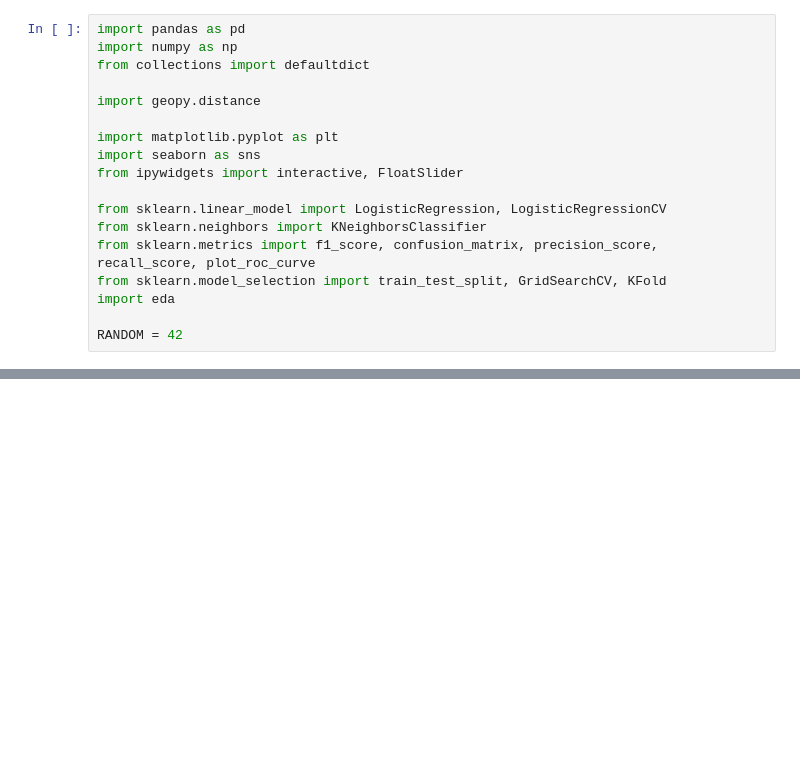
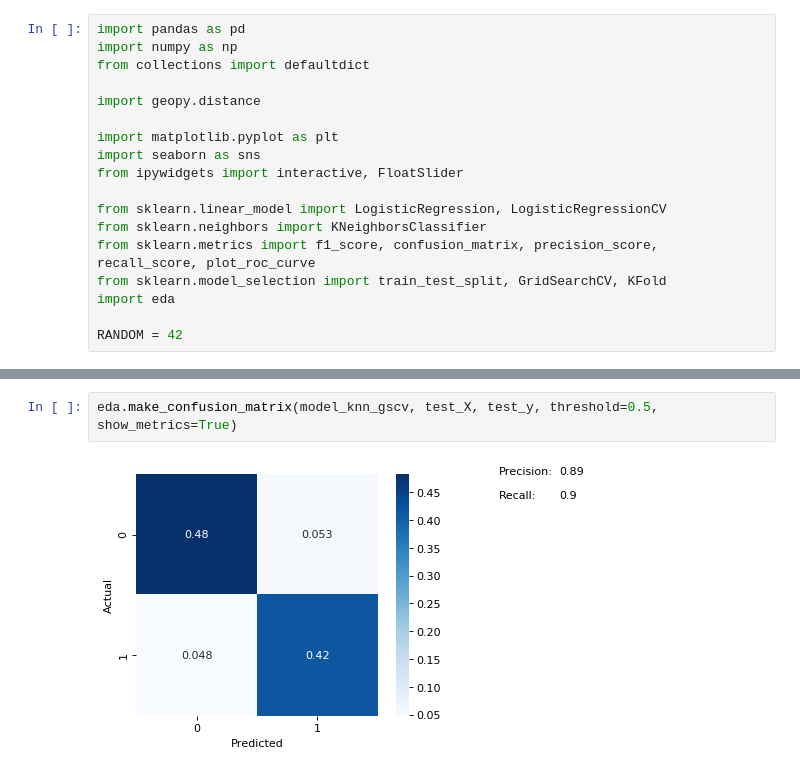
Before and after one commit to KunojiLym/metis_project_3, a Jupyter notebook: eda-fishing-all.ipynb, the cells around one changed output, grey strips where cells are left out. Drawn from its saved outputs; the diff is of its cells as text; blank space fills up the shorter version.

```diff
--- a/eda-fishing-all.ipynb
+++ b/eda-fishing-all.ipynb
@@ -34,0 +195,4 @@ fishing_raw_df = pd.append(fishing_raw_dfs)
+# %%
+eda.make_confusion_matrix(model_knn_gscv, test_X, test_y, threshold=0.5, show_metrics=True)
+# %% [output]
+[figure, added]
```
Also changed, not shown: parts of 21 cells of this notebook, 1 other file.
